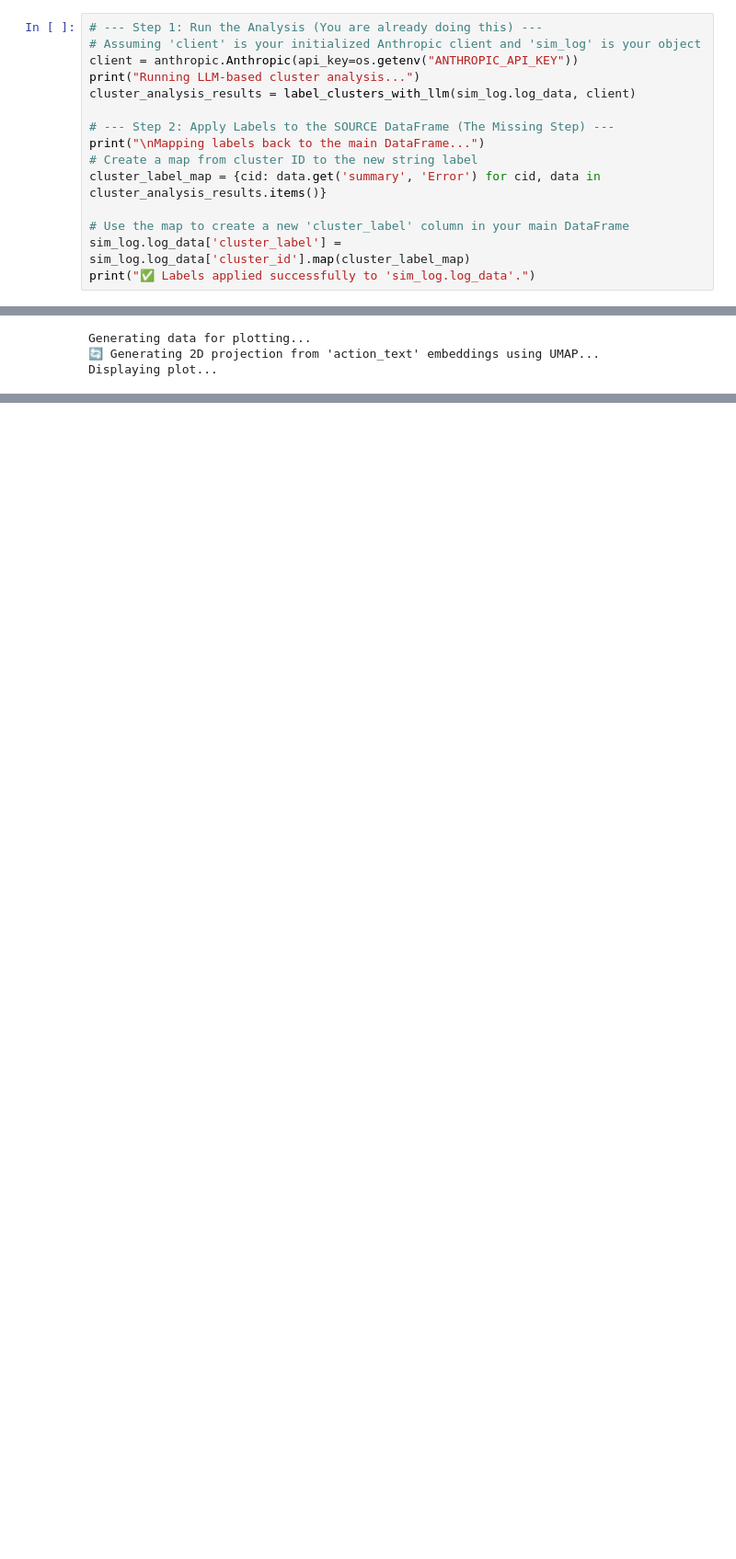
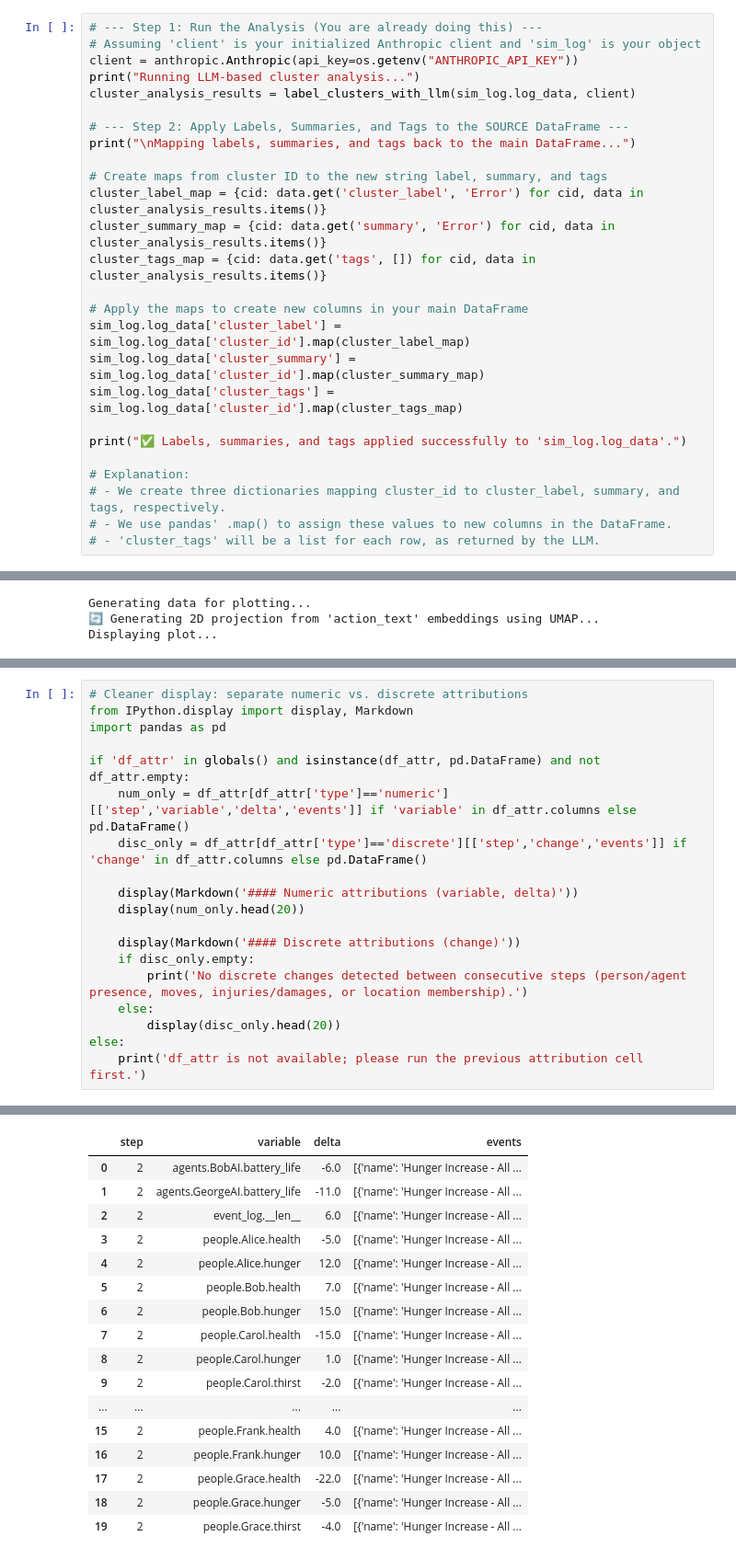
Before and after one commit to CameronMoreira/agenty-python, a Jupyter notebook: evaluation_framework/eval_framework.ipynb, the cells around one changed output, grey strips where cells are left out. Shown: that part at 92% size. Saved outputs shown, nothing was run; the diff lists cells and outputs as text; blank space fills up the shorter version.

```diff
--- a/evaluation_framework/eval_framework.ipynb
+++ b/evaluation_framework/eval_framework.ipynb
@@ -898,14 +769,25 @@ client = anthropic.Anthropic(api_key=os.getenv("ANTHROPIC_API_KEY"))
 print("Running LLM-based cluster analysis...")
 cluster_analysis_results = label_clusters_with_llm(sim_log.log_data, client)
 
-# --- Step 2: Apply Labels to the SOURCE DataFrame (The Missing Step) ---
-print("\nMapping labels back to the main DataFrame...")
-# Create a map from cluster ID to the new string label
-cluster_label_map = {cid: data.get('summary', 'Error') for cid, data in cluster_analysis_results.items()}
+# --- Step 2: Apply Labels, Summaries, and Tags to the SOURCE DataFrame ---
+print("\nMapping labels, summaries, and tags back to the main DataFrame...")
 
-# Use the map to create a new 'cluster_label' column in your main DataFrame
+# Create maps from cluster ID to the new string label, summary, and tags
+cluster_label_map = {cid: data.get('cluster_label', 'Error') for cid, data in cluster_analysis_results.items()}
+cluster_summary_map = {cid: data.get('summary', 'Error') for cid, data in cluster_analysis_results.items()}
+cluster_tags_map = {cid: data.get('tags', []) for cid, data in cluster_analysis_results.items()}
+
+# Apply the maps to create new columns in your main DataFrame
 sim_log.log_data['cluster_label'] = sim_log.log_data['cluster_id'].map(cluster_label_map)
-print("✅ Labels applied successfully to 'sim_log.log_data'.")
+sim_log.log_data['cluster_summary'] = sim_log.log_data['cluster_id'].map(cluster_summary_map)
+sim_log.log_data['cluster_tags'] = sim_log.log_data['cluster_id'].map(cluster_tags_map)
+
+print("✅ Labels, summaries, and tags applied successfully to 'sim_log.log_data'.")
+
+# Explanation:
+# - We create three dictionaries mapping cluster_id to cluster_label, summary, and tags, respectively.
+# - We use pandas' .map() to assign these values to new columns in the DataFrame.
+# - 'cluster_tags' will be a list for each row, as returned by the LLM.
 # %% [output]
 Running LLM-based cluster analysis...
 🤖 Starting cluster analysis with Anthropic model: claude-3-5-sonnet-20240620...
@@ -1349,0 +2332,20 @@ for cluster_label in sim_log.log_data['cluster_label'].unique():
+# %%
+# Cleaner display: separate numeric vs. discrete attributions
+from IPython.display import display, Markdown
+import pandas as pd
+
+if 'df_attr' in globals() and isinstance(df_attr, pd.DataFrame) and not df_attr.empty:
+    num_only = df_attr[df_attr['type']=='numeric'][['step','variable','delta','events']] if 'variable' in df_attr.columns else pd.DataFrame()
+    disc_only = df_attr[df_attr['type']=='discrete'][['step','change','events']] if 'change' in df_attr.columns else pd.DataFrame()
+
+    display(Markdown('#### Numeric attributions (variable, delta)'))
+    display(num_only.head(20))
+
+    display(Markdown('#### Discrete attributions (change)'))
+    if disc_only.empty:
+        print('No discrete changes detected between consecutive steps (person/agent presence, moves, injuries/damages, or location membership).')
+    else:
+        display(disc_only.head(20))
+else:
+    print('df_attr is not available; please run the previous attribution cell first.')
+# %% [output]
@@ -1349,0 +2353,17 @@ for cluster_label in sim_log.log_data['cluster_label'].unique():
+|  | step | variable | delta | events |
+| 0 | 2 | agents.BobAI.battery_life | -6.0 | [{'name': 'Hunger Increase - All ... |
+| 1 | 2 | agents.GeorgeAI.battery_life | -11.0 | [{'name': 'Hunger Increase - All ... |
+| 2 | 2 | event_log.__len__ | 6.0 | [{'name': 'Hunger Increase - All ... |
+| 3 | 2 | people.Alice.health | -5.0 | [{'name': 'Hunger Increase - All ... |
+| 4 | 2 | people.Alice.hunger | 12.0 | [{'name': 'Hunger Increase - All ... |
+| 5 | 2 | people.Bob.health | 7.0 | [{'name': 'Hunger Increase - All ... |
+| 6 | 2 | people.Bob.hunger | 15.0 | [{'name': 'Hunger Increase - All ... |
+| 7 | 2 | people.Carol.health | -15.0 | [{'name': 'Hunger Increase - All ... |
+| 8 | 2 | people.Carol.hunger | 1.0 | [{'name': 'Hunger Increase - All ... |
+| 9 | 2 | people.Carol.thirst | -2.0 | [{'name': 'Hunger Increase - All ... |
+| ... | ... | ... | ... | ... |
+| 15 | 2 | people.Frank.health | 4.0 | [{'name': 'Hunger Increase - All ... |
+| 16 | 2 | people.Frank.hunger | 10.0 | [{'name': 'Hunger Increase - All ... |
+| 17 | 2 | people.Grace.health | -22.0 | [{'name': 'Hunger Increase - All ... |
+| 18 | 2 | people.Grace.hunger | -5.0 | [{'name': 'Hunger Increase - All ... |
+| 19 | 2 | people.Grace.thirst | -4.0 | [{'name': 'Hunger Increase - All ... |
```
Also changed, not shown: parts of 36 cells of this notebook.
